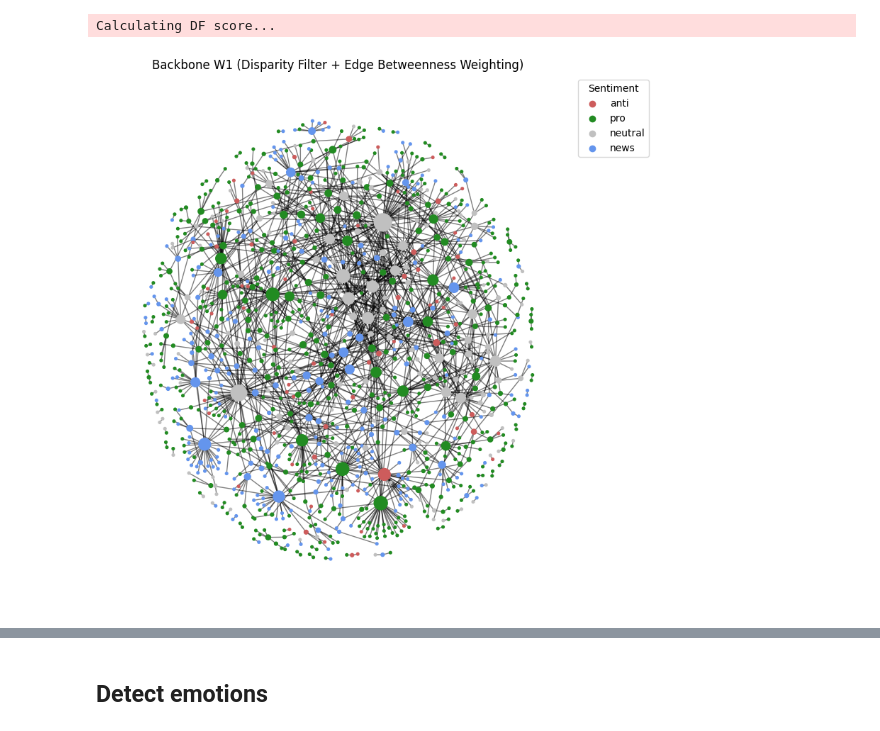
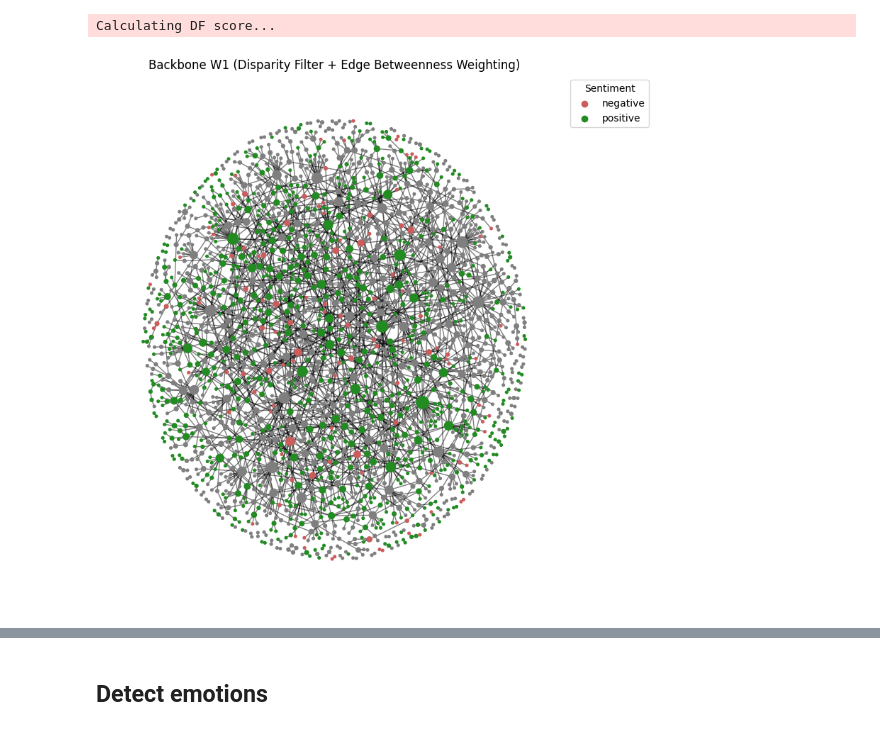
Before and after one commit to annemollelsborg/02805_climate_conv, a Jupyter notebook: notebooks/init_analysis_huggingface.ipynb, the cells around one changed output, grey strips where cells are left out. Saved outputs shown, nothing was run; the diff lists cells and outputs as text; code cells hidden in the pictures.

```diff
--- a/notebooks/init_analysis_huggingface.ipynb
+++ b/notebooks/init_analysis_huggingface.ipynb
@@ -25,5 +25,11 @@ plt.hist(df["clean_text"].str.len(), bins=50)
 plt.xlabel("Text Length")
 plt.ylabel("Frequency")
 plt.title("Histogram of Cleaned Text Lengths")
+
+# Add 50% quantile line
+quantile_50 = df["clean_text"].str.len().quantile(0.5)
+plt.axvline(quantile_50, color='red', linestyle='--', linewidth=2, label=f'50% quantile: {quantile_50:.0f}')
+plt.legend()
+
 plt.show()
 # %% [output]
@@ -58 +64,8 @@ Edges: 2245217
 Node attributes: ['tweetid', 'message', 'date', 'location', 'sentiment', 'clean_text', 'label']
+# %%
+# Make a sub graph only with nodes with more than quantile_50 characters
+nodes_to_include = [n for n, attr in G.nodes(data=True) if len(attr.get("clean_text", "")) > quantile_50]
+G_sub = G.subgraph(nodes_to_include).copy()
+print("Subgraph with long tweets created")
+print("Nodes in subgraph:", G_sub.number_of_nodes())
+print("Edges in subgraph:", G_sub.number_of_edges())
@@ -58,0 +76,7 @@ Node attributes: ['tweetid', 'message', 'date', 'location', 'sentiment', 'clean_
+# %%
+# Largest connected component
+largest_cc = max(nx.connected_components(G_sub), key=len)
+G_lcc = G_sub.subgraph(largest_cc).copy()
+print("Largest connected component created")
+print("Nodes in LCC:", G_lcc.number_of_nodes())
+print("Edges in LCC:", G_lcc.number_of_edges())
@@ -100,25 +122,22 @@ Number of nodes with 0 edges: 3816
 # %% [markdown]
 ## Backboning and visualization
 # %%
-Gcc_nodes = max(nx.connected_components(G), key=len)
-Gcc = G.subgraph(Gcc_nodes).copy()
-
 # Approximate edge betweenness
 # Choose sample size k
 k = 50
 
-ebc = nx.edge_betweenness_centrality(Gcc, k=k, seed=42)
+ebc = nx.edge_betweenness_centrality(G_lcc, k=k, seed=42)
 
 # Normalize betweenness to [1, 100]
 vals = np.array(list(ebc.values()))
 min_b, max_b = vals.min(), vals.max()
 
-for u, v in Gcc.edges():
+for u, v in G_lcc.edges():
     w = ebc.get((u, v), 0.0)
     norm_w = 1 + 99 * (w - min_b) / (max_b - min_b) if max_b > min_b else 1
-    Gcc[u][v]["weight"] = norm_w
+    G_lcc[u][v]["weight"] = norm_w
 
-W1 = Gcc.copy()
+W1 = G_lcc.copy()
 
 # Convert to DataFrame as before
 W1_edges = [
@@ -144,16 +170,14 @@ Calculating DF score...
 # %%
 # Define colors
 sentiment_colors = {
-    "anti":      "indianred",
-    "pro":       "forestgreen",
-    "neutral":   "silver",
-    "news":      "cornflowerblue",
+    "negative":      "indianred",
+    "positive":       "forestgreen"
 }
 
 # Make sure backbone nodes inherit sentiment from original G
 for n in G_backbone_W1.nodes():
     if n in G.nodes:
-        G_backbone_W1.nodes[n]["sentiment_label"] = G.nodes[n].get("sentiment_label")
+        G_backbone_W1.nodes[n]["sentiment"] = G.nodes[n].get("sentiment")
 
 # Layout ONLY for the backbone
 pos_W1 = nx.forceatlas2_layout(
@@ -176,32 +200,32 @@ nx.draw_networkx_edges(G_backbone_W1, pos_W1, ax=ax, alpha=0.5)
 
 nodes = nx.draw_networkx_nodes(
     G_backbone_W1,
     pos_W1,
     ax=ax,
     node_size=node_sizes,
     alpha=1,
     node_color=[
         sentiment_colors.get(
-            G_backbone_W1.nodes[n].get("sentiment_label"),
+            G_backbone_W1.nodes[n].get("sentiment"),
             "#7f7f7f"  # default grey if missing
         )
         for n in G_backbone_W1.nodes()
     ],
 )
 
 # Legend
 for sentiment, color in sentiment_colors.items():
     ax.scatter([], [], c=color, label=sentiment)
 
 ax.legend(
     title="Sentiment",
     loc="upper left",
     bbox_to_anchor=(1, 1),
 )
 
 ax.set_axis_off()
 ax.set_title("Backbone W1 (Disparity Filter + Edge Betweenness Weighting)")
 plt.tight_layout()
 plt.show()
 # %% [output]
-[figure, old version]
+[figure, new version]
```
Also changed, not shown: parts of 11 cells of this notebook, 2 other files.
